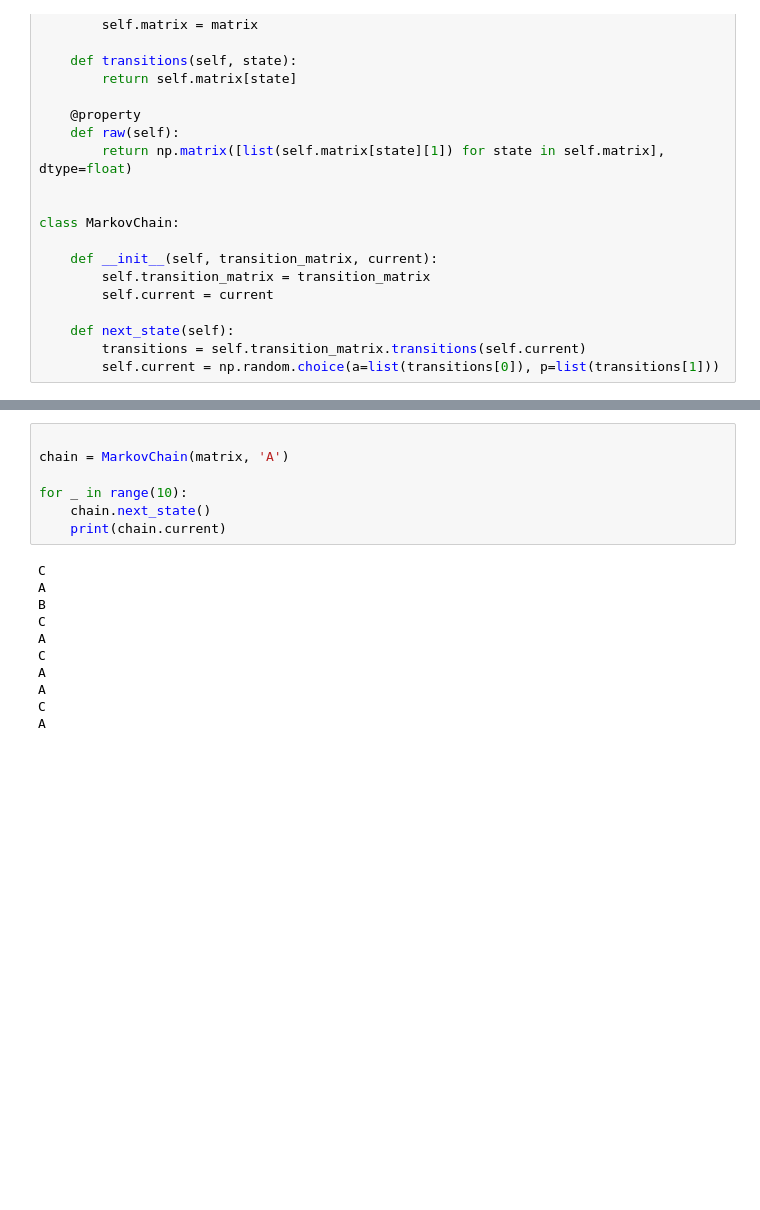
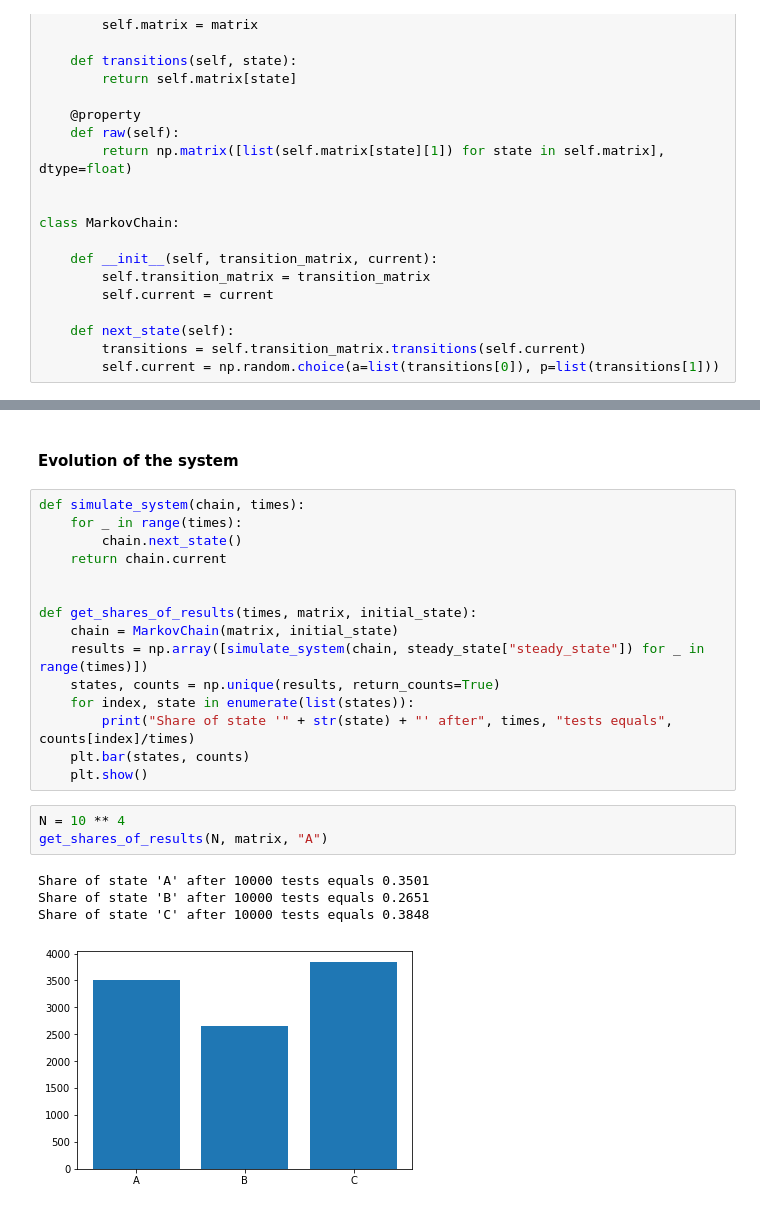
Before and after one commit to witekbobrowski/Academic, a Jupyter notebook: statistical-methods-winter-2017/markov-processes.ipynb, the cells around one changed output, grey strips where cells are left out. Cells and saved outputs as stored; diff of their text form; blank space fills up the shorter version.

```diff
--- a/statistical-methods-winter-2017/markov-processes.ipynb
+++ b/statistical-methods-winter-2017/markov-processes.ipynb
@@ -64,18 +75,25 @@ b)
-# %%
-
-chain = MarkovChain(matrix, 'A')
-
-for _ in range(10):
-    chain.next_state()
-    print(chain.current)
-# %% [output]
-C
-A
-B
-C
-A
-C
-A
-A
-C
-A
+# %% [markdown]
+#### Evolution of the system
+# %%
+def simulate_system(chain, times):
+    for _ in range(times):
+        chain.next_state()
+    return chain.current
+
+
+def get_shares_of_results(times, matrix, initial_state):
+    chain = MarkovChain(matrix, initial_state)
+    results = np.array([simulate_system(chain, steady_state["steady_state"]) for _ in range(times)])
+    states, counts = np.unique(results, return_counts=True)
+    for index, state in enumerate(list(states)):
+        print("Share of state '" + str(state) + "' after", times, "tests equals", counts[index]/times)
+    plt.bar(states, counts)
+    plt.show()
+# %%
+N = 10 ** 4
+get_shares_of_results(N, matrix, "A")
+# %% [output]
+Share of state 'A' after 10000 tests equals 0.3501
+Share of state 'B' after 10000 tests equals 0.2651
+Share of state 'C' after 10000 tests equals 0.3848
+[figure, added]
```
Also changed, not shown: parts of 6 cells of this notebook, 1 other file.
